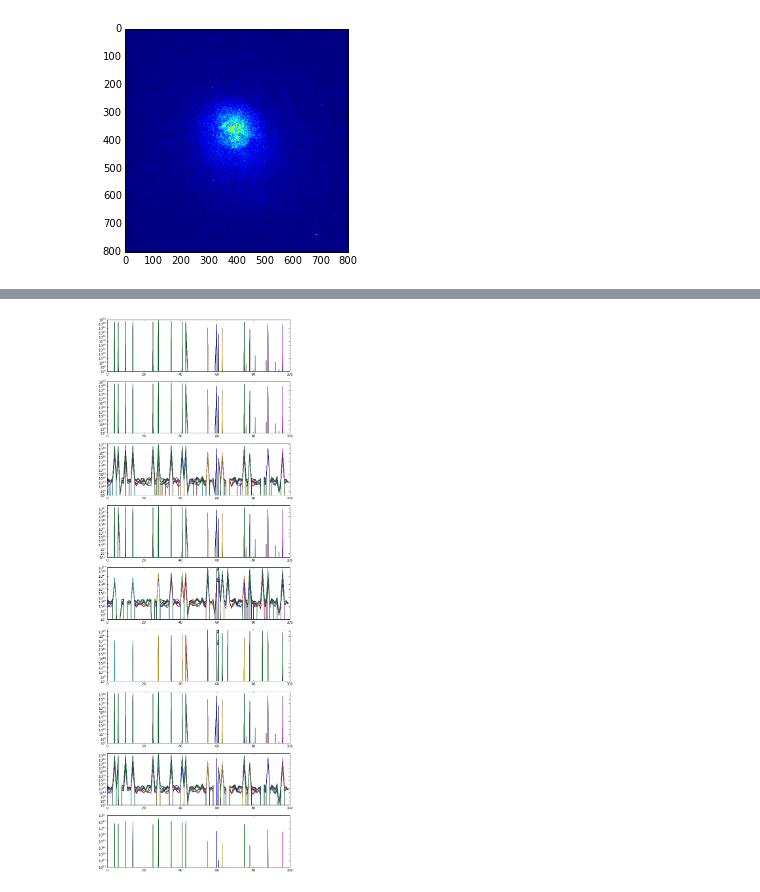
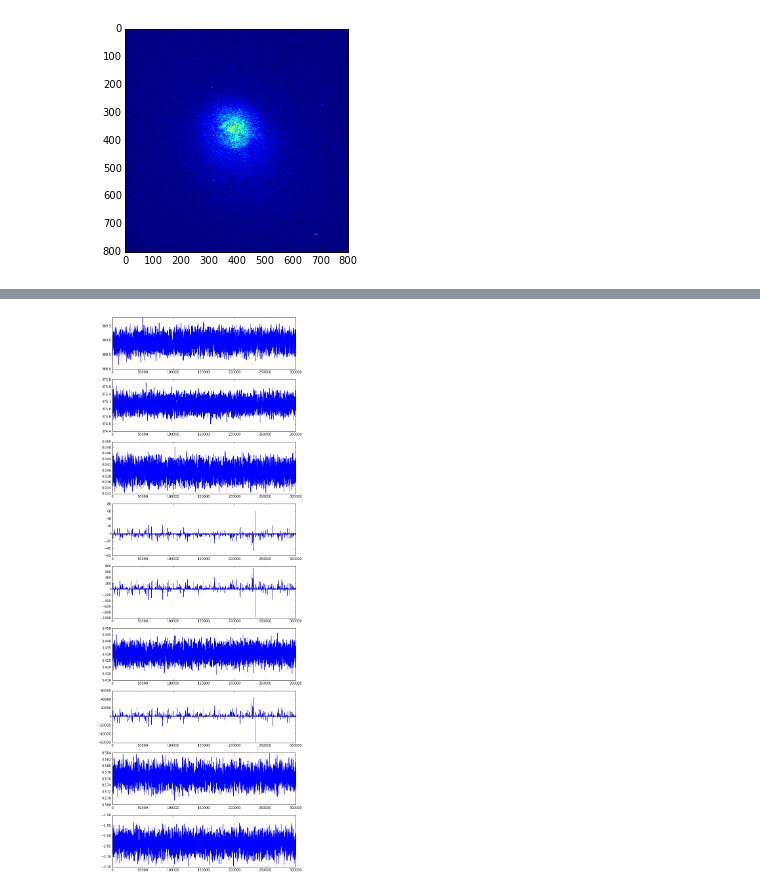
Before and after one commit to dhuppenkothen/PoissonFittingTutorial, a Jupyter notebook: ChandraImageFitting.ipynb, the cells around one changed output, grey strips where cells are left out. Cells and saved outputs as stored; diff of their text form; code cells hidden in the pictures.

```diff
--- a/ChandraImageFitting.ipynb
+++ b/ChandraImageFitting.ipynb
@@ -624,0 +898,2 @@ popt: [  3.81292224e+02   3.53049463e+02  -9.30810627e-02  -2.72071022e-01
+# %%
+results_map  = fitmethod(lpost, initial_guess, full_output=True, args=(True,))
@@ -624,0 +950,15 @@ popt: [  3.81292224e+02   3.53049463e+02  -9.30810627e-02  -2.72071022e-01
+# %%
+flatchain = sampler.flatchain
+# %%
+
+### Let's plot the chains to see what they look like
+### This is just the value of a sample in the MCMC chain versus
+### its position in the chain
+### Note that because of the way emcee works, this is actually all
+### 500 chains put together one after the other
+plt.figure(figsize = (15,25))
+
+for i in range(flatchain.shape[1]):
+    plt.subplot(9,1,i+1)
+    plt.plot(flatchain[:,i])
+    #plt.yscale("log")
@@ -625,28 +975,5 @@ popt: [  3.81292224e+02   3.53049463e+02  -9.30810627e-02  -2.72071022e-01
 # %%
-import emcee
 
-## number of walkers in emcee
-## should be large (>100)
-nwalkers = 100
-
-### number of dimensions for the Gaussian seeds (= number of parameters)
-ndim = len(popt)
-
-
-#x, cp_x, cp_y, q, a, phi, logScool, rcool, betacool, logbackground
-
-#covar_guess = np.array([20., 20., 0.01, 10., 0.2, 2.0, 10., 0.1, 2.])
-
-### sample random starting positions for each of the walkers
-p0 = [np.random.multivariate_normal(results[0], results[3]) for i in xrange(nwalkers)]
-
-### initialize sampler
-sampler = emcee.EnsembleSampler(nwalkers, ndim, lpost)
-
-### run burn-in phase and reset sampler
-burnin_samples = 300
-pos, prob, state = sampler.run_mcmc(p0, burnin_samples)
-sampler.reset()
 
 
 ### run actual MCMCs
@@ -677,8 +1010,8 @@ The ensemble acceptance rate is: 0.3348
 # %%
 fig = plt.figure(figsize=(10, 30))
 for i in range(9):
     plt.subplot(9,1,(i+1))
-    plt.plot(sampler.chain[:,:,i])
-    plt.yscale("log")
+    plt.plot(sampler.flatchain[:,i])
+    #plt.yscale("log")
 # %% [output]
-[figure, old version]
+[figure, new version]
```
Also changed, not shown: parts of 51 cells of this notebook, 1 other file.
